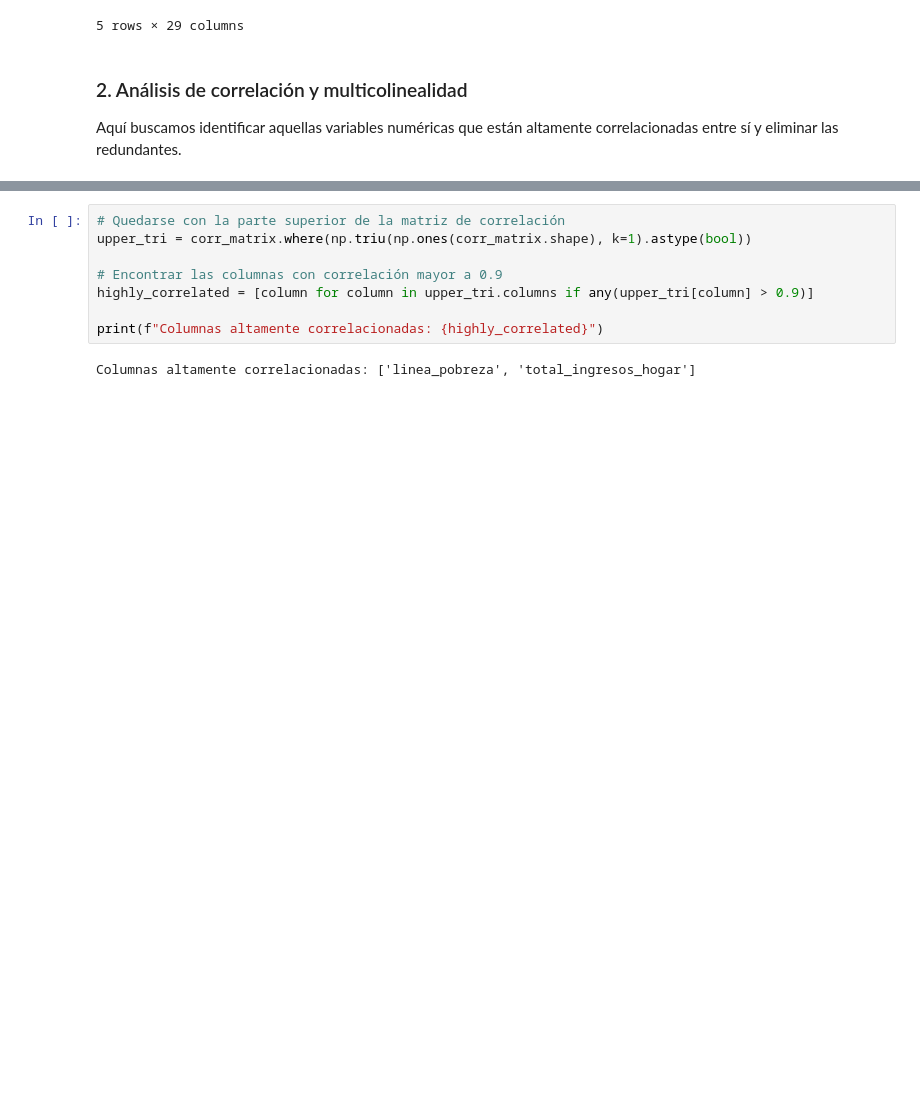
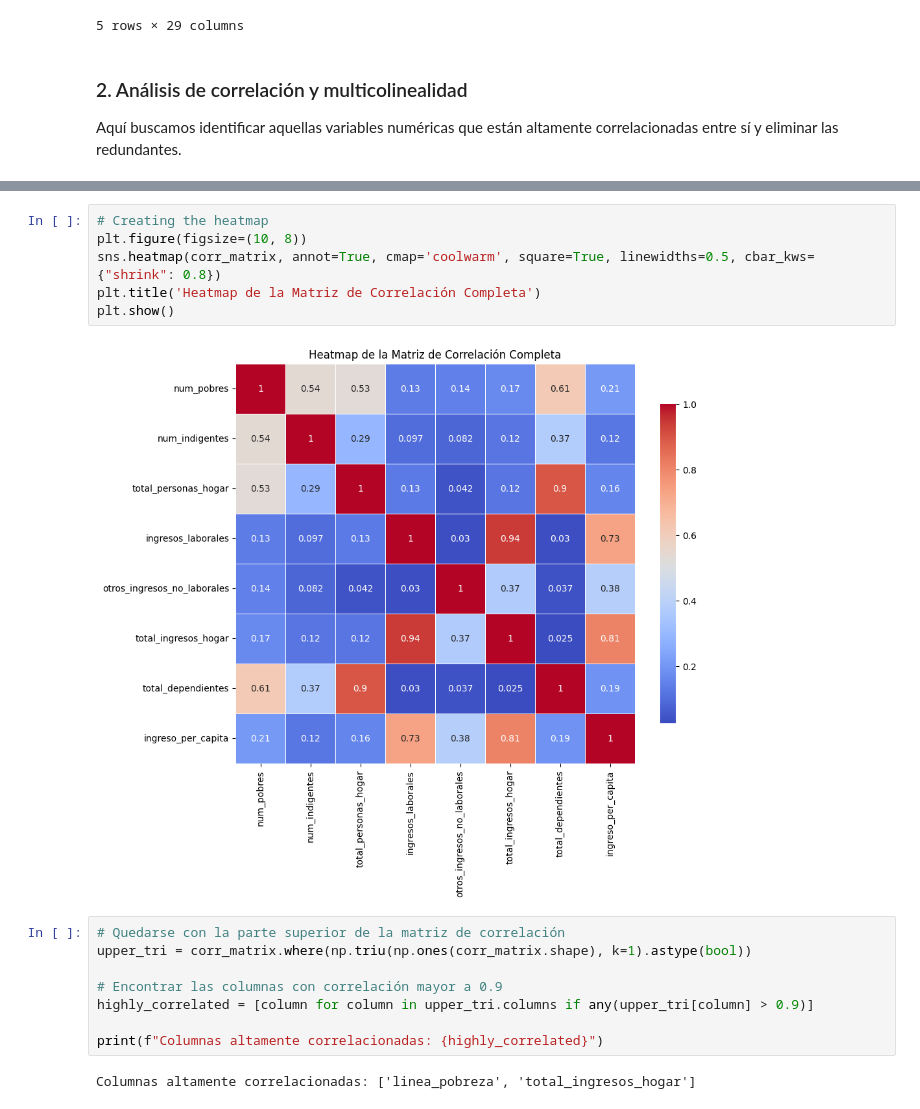
Before and after one commit to kellyninor/ProyectoCare, a Jupyter notebook: code/segmentacion.ipynb, the cells around one changed output, grey strips where cells are left out. Cells and saved outputs as stored; diff of their text form; blank space fills up the shorter version.

Commit message:
Inclusion de heatmap de la matriz de correlación

```diff
--- a/code/segmentacion.ipynb
+++ b/code/segmentacion.ipynb
@@ -239,3 +231,11 @@ corr_matrix
+# %%
+# Creating the heatmap
+plt.figure(figsize=(10, 8))
+sns.heatmap(corr_matrix, annot=True, cmap='coolwarm', square=True, linewidths=0.5, cbar_kws={"shrink": 0.8})
+plt.title('Heatmap de la Matriz de Correlación Completa')
+plt.show()
+# %% [output]
+[figure, added]
 # %%
 # Quedarse con la parte superior de la matriz de correlación
 upper_tri = corr_matrix.where(np.triu(np.ones(corr_matrix.shape), k=1).astype(bool))
```
Also changed, not shown: parts of 2 cells of this notebook.
